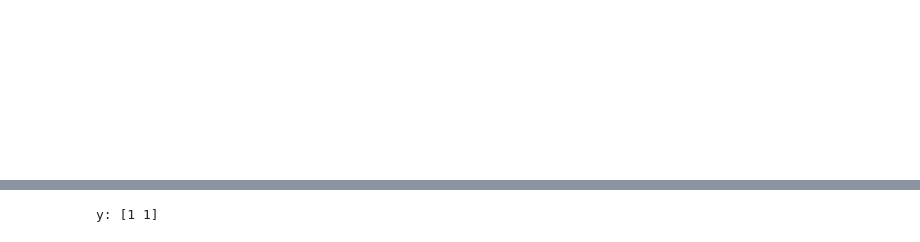
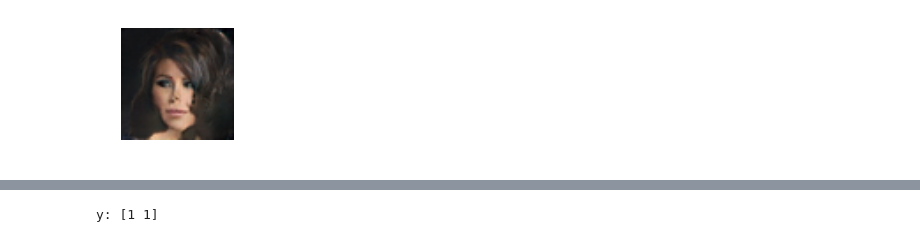
Before and after one commit to hope-yao/GAN-for-design, a Jupyter notebook: ALI-experiment.ipynb, the cells around one changed output, grey strips where cells are left out. Saved outputs shown, nothing was run; the diff lists cells and outputs as text; code cells hidden in the pictures.

```diff
--- a/ALI-experiment.ipynb
+++ b/ALI-experiment.ipynb
@@ -8,0 +11,10 @@ y = tensor.matrix('y')
+# %%
+# reconstruction
+
+num_examples = 100
+from ali import streams
+_1, _2, data_stream = streams.create_celeba_data_streams(num_examples,
+                                                           num_examples,
+                                                           sources=('features', 'targets'),
+                                                           )
+x, y = next(data_stream.get_epoch_iterator())
@@ -8,0 +29,4 @@ y = tensor.matrix('y')
+# %%
+embeddings = ali.embedder.apply(y).eval()
+z_hat = ali.encoder.apply(x, embeddings).eval()  # G_z(x,e(y))
+x_hat = ali.decoder.apply(z_hat, embeddings).eval()  # G_x(z,e(y))
@@ -8,0 +95,10 @@ y = tensor.matrix('y')
+# %%
+from numpy.random import rand
+embeddings = ali.embedder.apply(y).eval()
+embeddings[0:1,0+10:20+10,0:1,0:1] = rand(1,20,1,1)
+# embeddings[0] = np.zeros((1,256,1,1))
+x_hat = ali.decoder.apply(z_hat, embeddings).eval()  # G_x(z,e(y))
+plt.figure(figsize=(2,2))
+plt.imshow(np.squeeze(np.transpose(x_hat[0],[1,2,0])))
+plt.axis('off')
+plt.show()
@@ -9,12 +107,7 @@ y = tensor.matrix('y')
 # %%
-%matplotlib inline
-import matplotlib.pyplot as plt
-import numpy as np
-import seaborn as sns
-
 plt.figure(figsize=(2,2))
-plt.imshow(np.squeeze(x[2]))
+plt.imshow(np.squeeze(np.transpose(x_hat[0],[1,2,0])))
 plt.axis('off')
 plt.show()
 # %% [output]
-[figure, old version]
+[figure, new version]
```
Also changed, not shown: parts of 13 cells of this notebook, 4 other files.
